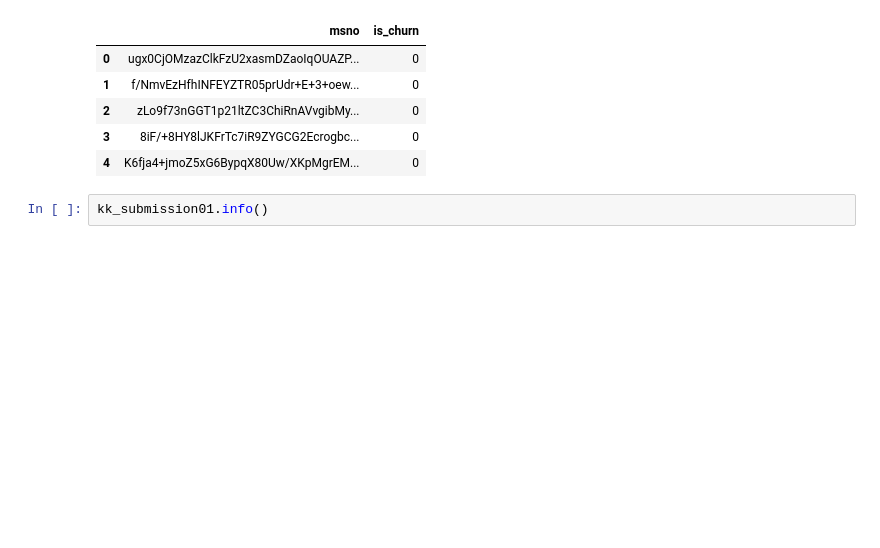
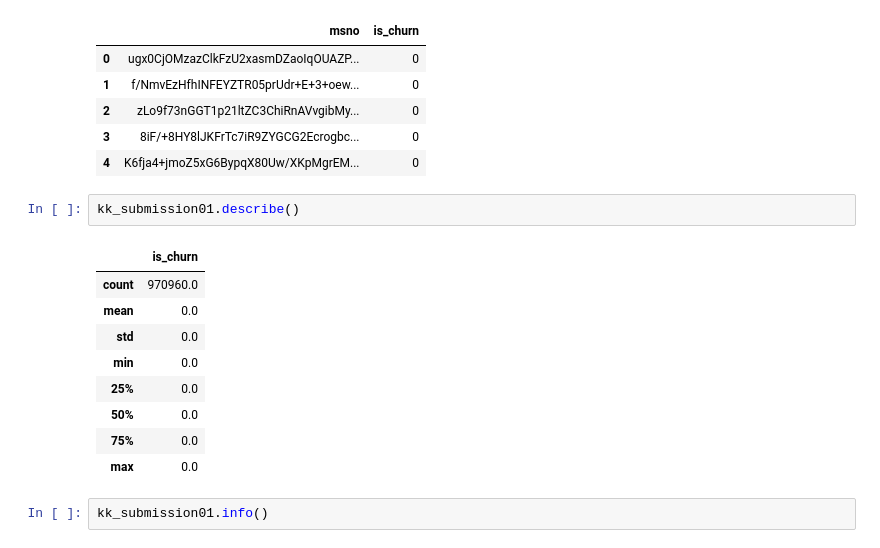
Before and after one commit to imiKao/KKBoxProject_for_TcfstCourse, a Jupyter notebook: TcfstProject_KKBOX.ipynb, the cells around one changed output. Saved outputs shown, nothing was run; the diff lists cells and outputs as text; blank space fills up the shorter version.

```diff
--- a/TcfstProject_KKBOX.ipynb
+++ b/TcfstProject_KKBOX.ipynb
@@ -21,6 +30,18 @@ kk_submission01.head()
 | 2 | zLo9f73nGGT1p21ltZC3ChiRnAVvgibMy... | 0 |
 | 3 | 8iF/+8HY8lJKFrTc7iR9ZYGCG2Ecrogbc... | 0 |
 | 4 | K6fja4+jmoZ5xG6BypqX80Uw/XKpMgrEM... | 0 |
+# %%
+kk_submission01.describe()
+# %% [output]
+|  | is_churn |
+| count | 970960.0 |
+| mean | 0.0 |
+| std | 0.0 |
+| min | 0.0 |
+| 25% | 0.0 |
+| 50% | 0.0 |
+| 75% | 0.0 |
+| max | 0.0 |
 # %%
 kk_submission01.info()
 # %% [output]
```
Also changed, not shown: parts of 5 cells of this notebook.
